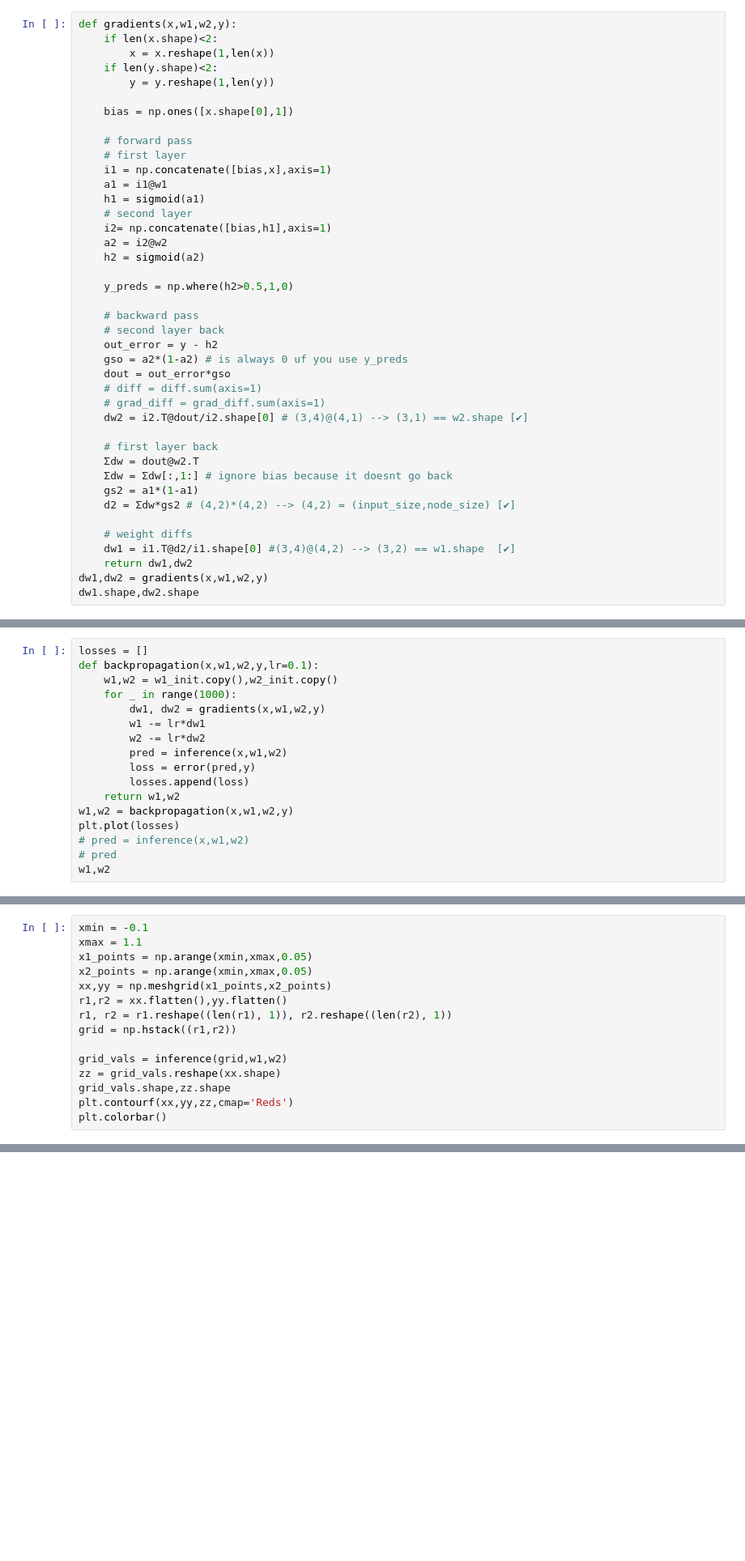
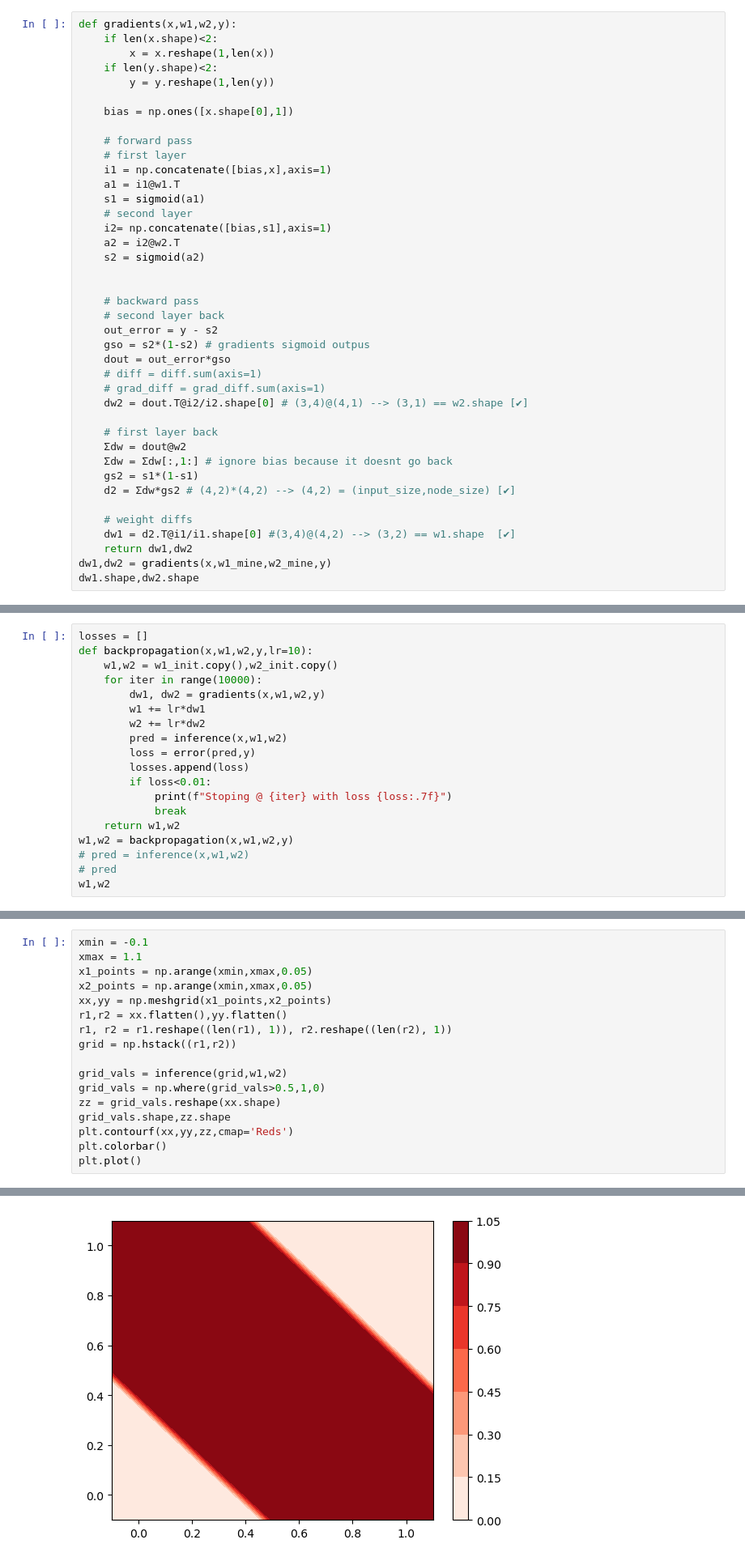
Before and after one commit to ThanosSkentzos/IDL-11, a Jupyter notebook: A0/thanos_3.ipynb, the cells around one changed output, grey strips where cells are left out. Shown at 81% size. Cells and saved outputs as stored; diff of their text form; blank space fills up the shorter version.

Commit message:
thanos: 1.3 correct backprop for sigmoid

```diff
--- a/A0/thanos_3.ipynb
+++ b/A0/thanos_3.ipynb
@@ -78,32 +93,31 @@ def gradients(x,w1,w2,y):
     # forward pass
     # first layer
     i1 = np.concatenate([bias,x],axis=1)
-    a1 = i1@w1
-    h1 = sigmoid(a1)
+    a1 = i1@w1.T
+    s1 = sigmoid(a1)
     # second layer
-    i2= np.concatenate([bias,h1],axis=1)
-    a2 = i2@w2
-    h2 = sigmoid(a2)
+    i2= np.concatenate([bias,s1],axis=1)
+    a2 = i2@w2.T
+    s2 = sigmoid(a2)
 
-    y_preds = np.where(h2>0.5,1,0)
 
     # backward pass
     # second layer back
-    out_error = y - h2
-    gso = a2*(1-a2) # is always 0 uf you use y_preds
+    out_error = y - s2
+    gso = s2*(1-s2) # gradients sigmoid outpus
     dout = out_error*gso
     # diff = diff.sum(axis=1)
     # grad_diff = grad_diff.sum(axis=1)
-    dw2 = i2.T@dout/i2.shape[0] # (3,4)@(4,1) --> (3,1) == w2.shape [✔]
+    dw2 = dout.T@i2/i2.shape[0] # (3,4)@(4,1) --> (3,1) == w2.shape [✔]
 
     # first layer back
-    Σdw = dout@w2.T
+    Σdw = dout@w2
     Σdw = Σdw[:,1:] # ignore bias because it doesnt go back
-    gs2 = a1*(1-a1)
+    gs2 = s1*(1-s1)
     d2 = Σdw*gs2 # (4,2)*(4,2) --> (4,2) = (input_size,node_size) [✔]
 
     # weight diffs
-    dw1 = i1.T@d2/i1.shape[0] #(3,4)@(4,2) --> (3,2) == w1.shape  [✔]
+    dw1 = d2.T@i1/i1.shape[0] #(3,4)@(4,2) --> (3,2) == w1.shape  [✔]
     return dw1,dw2
-dw1,dw2 = gradients(x,w1,w2,y)
+dw1,dw2 = gradients(x,w1_mine,w2_mine,y)
 dw1.shape,dw2.shape
@@ -110,17 +126,19 @@ dw1.shape,dw2.shape
 # %%
 losses = []
-def backpropagation(x,w1,w2,y,lr=0.1):
+def backpropagation(x,w1,w2,y,lr=10):
     w1,w2 = w1_init.copy(),w2_init.copy()
-    for _ in range(1000):
+    for iter in range(10000):
         dw1, dw2 = gradients(x,w1,w2,y)
-        w1 -= lr*dw1
-        w2 -= lr*dw2
+        w1 += lr*dw1
+        w2 += lr*dw2
         pred = inference(x,w1,w2)
         loss = error(pred,y)
         losses.append(loss)
+        if loss<0.01:
+            print(f"Stoping @ {iter} with loss {loss:.7f}")
+            break
     return w1,w2
 w1,w2 = backpropagation(x,w1,w2,y)
-plt.plot(losses)
 # pred = inference(x,w1,w2)
 # pred
 w1,w2
@@ -135,7 +165,10 @@ r1, r2 = r1.reshape((len(r1), 1)), r2.reshape((len(r2), 1))
 grid = np.hstack((r1,r2))
 
 grid_vals = inference(grid,w1,w2)
+grid_vals = np.where(grid_vals>0.5,1,0)
 zz = grid_vals.reshape(xx.shape)
 grid_vals.shape,zz.shape
 plt.contourf(xx,yy,zz,cmap='Reds')
 plt.colorbar()
+plt.plot()
+# %% [output]
@@ -141,0 +176 @@ plt.colorbar()
+[figure, added]
```
Also changed, not shown: parts of 10 cells of this notebook.
